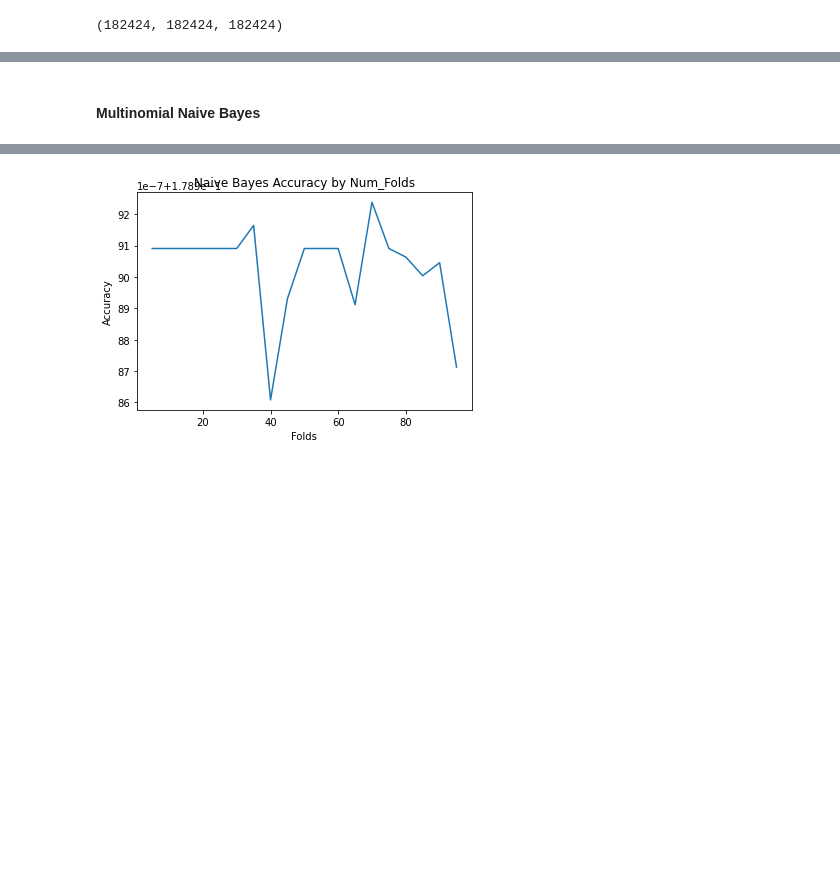
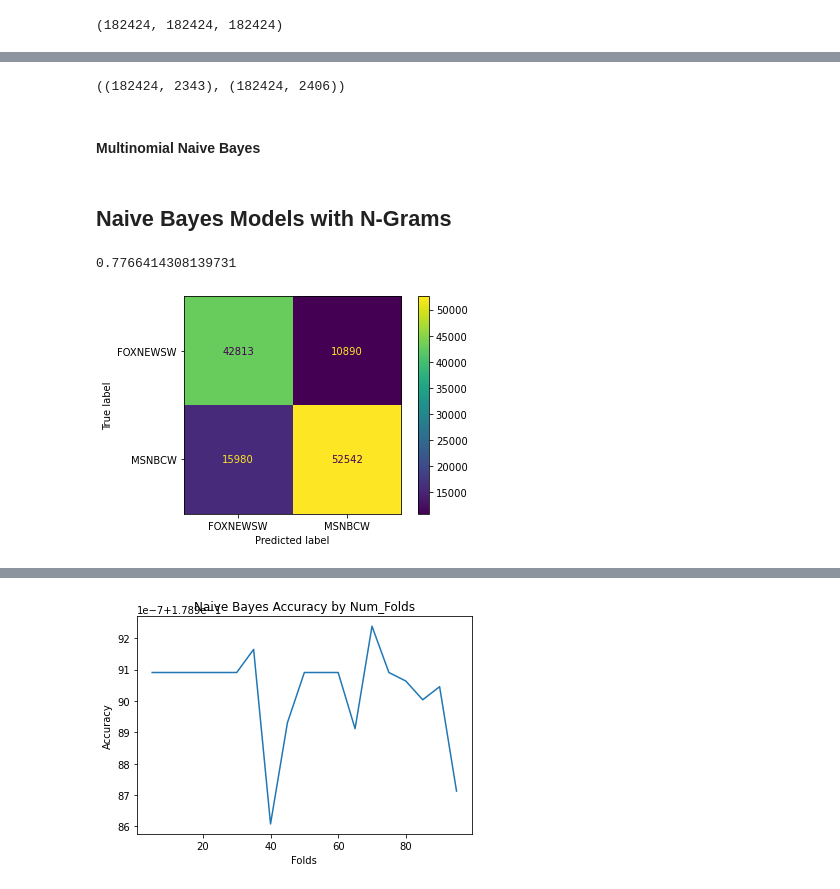
Before and after one commit to leckieje/chyrons_nlp, a Jupyter notebook: chyrons_book.ipynb, the cells around one changed output, grey strips where cells are left out. Drawn from its saved outputs; the diff is of its cells as text; code cells hidden in the pictures; blank space fills up the shorter version.

```diff
--- a/chyrons_book.ipynb
+++ b/chyrons_book.ipynb
@@ -374,3 +370,7 @@ X_counts.shape, X_tfidf.shape
+# %%
+X_counts.shape, X_tfidf.shape
+# %% [output]
+((182424, 2343), (182424, 2406))
 # %% [markdown]
 #### Multinomial Naive Bayes
 # %%
@@ -416,3 +416,17 @@ def plot_naive_bayes(X, y, fold_lst):
     ax.set_title('Naive Bayes Accuracy by Num_Folds')
     ax.set_ylabel('Accuracy')
     ax.set_xlabel('Folds');
+# %% [markdown]
+## Naive Bayes Models with N-Grams
+# %%
+# with n-grams=(1,2)
+bayes, accuracy = eval_naive_bayes(X_test, y_test, folds=20)
+print(accuracy) #--> 10_folds = 0.7762486128041685 -- 20_folds = 0.7766414308139731
+# %% [output]
+0.7766414308139731
+# %%
+# confustion matrix with n-grams=(1,2), folds = 10
+plot_confusion_matrix(bayes, X_test, y_test)
+plt.show()
+# %% [output]
+[figure, added]
```
Also changed, not shown: parts of 105 cells of this notebook.
